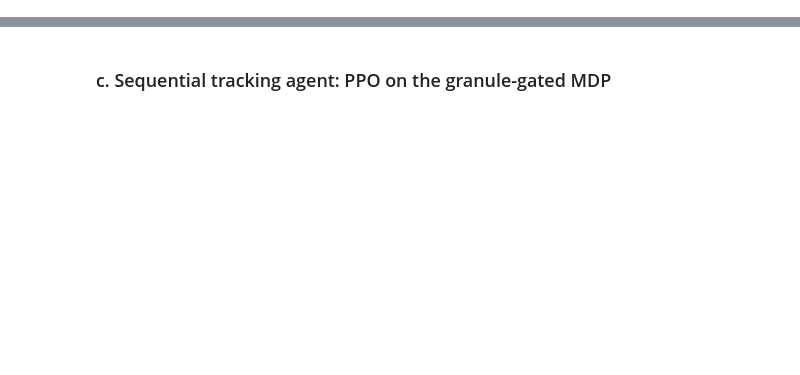
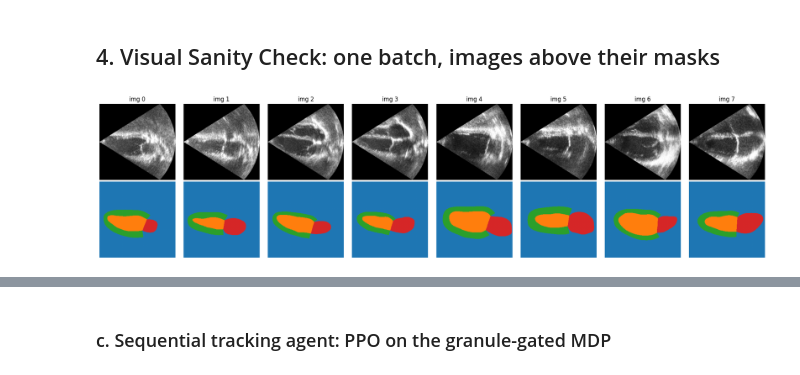
Before and after one commit to iftekharalamfahim/grit-echo, a Jupyter notebook: notebooks/grit-echo.ipynb, the cells around one changed output, grey strips where cells are left out. Saved outputs shown, nothing was run; the diff lists cells and outputs as text; code cells hidden in the pictures; blank space fills up the shorter version.

```diff
--- a/notebooks/grit-echo.ipynb
+++ b/notebooks/grit-echo.ipynb
@@ -763,28 +0,0 @@ class
-# %%
-recs = []
-for pid in test_ids:
-    preds = predict_patient(pid)
-    prof_p = {}
-    for (view, instant), pm in preds.items():
-        w, l = cavity_profile(pm)
-        sp = load_mask(pid, view, instant)[1]
-        prof_p[(view, instant)] = (w, l, sp)
-    biplane_p = {}
-    for inst in ("ED", "ES"):
-        (w1, l1, s1), (w2, l2, _) = prof_p[("2CH", inst)], prof_p[("4CH", inst)]
-        biplane_p[inst] = volume_ml(w1, (l1 + l2) / 2, s1, partner_px=w2)
-    # expert-mask side, same fixed estimator
-    _, biplane_e = patient_volumes(pid)
-    recs.append({"patient": pid,
-                 "ef_pred": ef(biplane_p["ED"], biplane_p["ES"]),
-                 "ef_expert_masks": ef(biplane_e["ED"], biplane_e["ES"]),
-                 "ref_ef": ref_ef[(pid, "2CH")]})
-ef_test = pd.DataFrame(recs)
-
-d_mask = ef_test.ef_pred - ef_test.ef_expert_masks
-d_ref = ef_test.ef_pred - ef_test.ref_ef
-print(f"pred vs expert-mask EF | MAE {d_mask.abs().mean():.2f} | "
-      f"bias {d_mask.mean():+.2f} | r {ef_test.ef_pred.corr(ef_test.ef_expert_masks):.3f}")
-print(f"pred vs clinical ref | MAE {d_ref.abs().mean():.2f} | "
-      f"bias {d_ref.mean():+.2f} | r {ef_test.ef_pred.corr(ef_test.ref_ef):.3f}")
-print(ef_test.head(8).round(1))
@@ -1338,0 +257,20 @@ random                       | terminal ES Dice 0.578 +/- 0.039 | mean step Dice
+# %% [markdown]
+## 4. Visual Sanity Check: one batch, images above their masks
+# %%
+camus_cmap = ListedColormap(["#1f77b4", "#ff7f0e", "#2ca02c", "#d62728"])
+MEAN = np.array([0.485, 0.456, 0.406])
+STD = np.array([0.229, 0.224, 0.225])
+
+xb, yb = next(iter(val_loader))
+fig, axes = plt.subplots(2, 8, figsize=(20, 5))
+for k in range(8):
+    # Denormalize and strictly clip to [0, 1] to silence matplotlib warnings
+    img = xb[k].permute(1, 2, 0).numpy() * STD + MEAN
+    axes[0, k].imshow(np.clip(img, 0, 1))
+    axes[0, k].set_title(f"img {k}"); axes[0, k].axis("off")
+
+    axes[1, k].imshow(yb[k].numpy(), cmap=camus_cmap, vmin=0, vmax=3)
+    axes[1, k].axis("off")
+plt.tight_layout(); plt.show()
+# %% [output]
+[figure, added]
```
Also changed, not shown: parts of 93 cells of this notebook, 2 other files.
